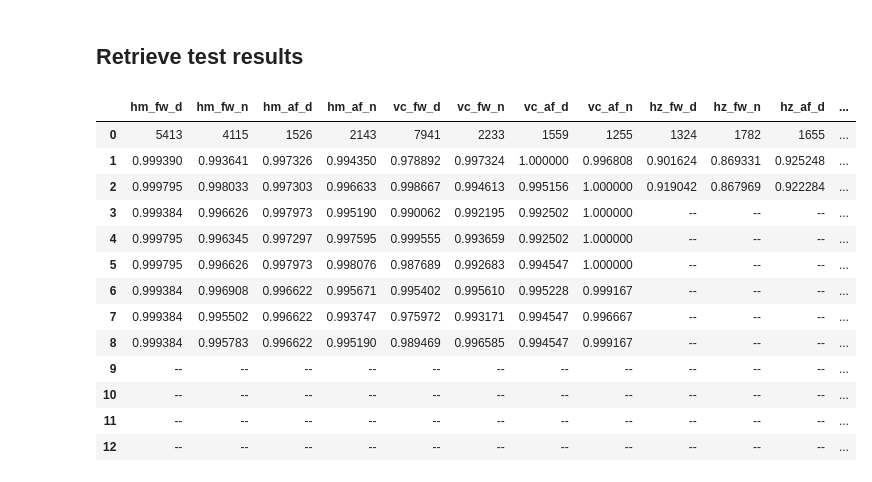
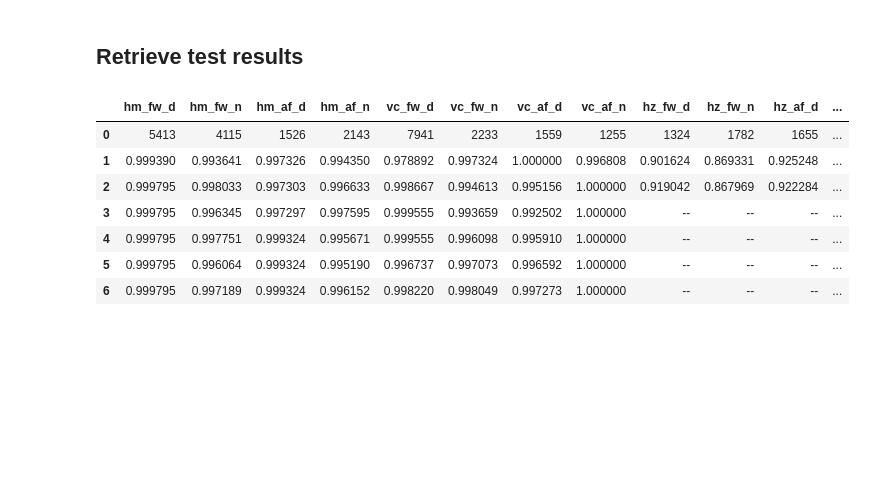
Before and after one commit to liyubrt/notebooks, a Jupyter notebook: check_model_output.ipynb, the cells around one changed output. Saved outputs shown, nothing was run; the diff lists cells and outputs as text; code cells hidden in the pictures; blank space fills up the shorter version.

```diff
--- a/check_model_output.ipynb
+++ b/check_model_output.ipynb
@@ -754,15 +752,16 @@ datasets = [
 #     "vehicles/off_path/off_path_vehicle_night_2024_rev2_v3",
 # ]
 # %%
-save_mi = 2
+suffix2 = '_maxfov_alleysson_depth0417'
+save_mi = 3
 for di in range(len(datasets)):
     print(f'process {datasets[di]}')
-    save_pred_dir = os.path.join(pred_dir, models[save_mi], datasets[di], 'false_negative_sum5')
+    save_pred_dir = os.path.join(pred_dir, models[save_mi], datasets[di]+suffix2, 'false_negative_sum5')
     os.makedirs(save_pred_dir, exist_ok=True)
     for model in models:
-        fn_pred_dir = os.path.join(pred_dir, model, datasets[di], 'false_negative')
+        fn_pred_dir = os.path.join(pred_dir, model, datasets[di]+suffix2, 'false_negative')
         fn_imgs = os.listdir(fn_pred_dir)
         print('    ', model, len(fn_imgs))
-        # for fn_img in fn_imgs:
-        #     shutil.copy2(os.path.join(fn_pred_dir, fn_img), save_pred_dir)
+        for fn_img in fn_imgs:
+            shutil.copy2(os.path.join(fn_pred_dir, fn_img), save_pred_dir)
 # %% [output]
@@ -877,16 +883,20 @@ models = [
     # 'v81_80k_nextvitsmall_nightsmallhuman2_kore_0418',
     # 'v81_80k_nextvitsmall_nightsmallhuman4_kore_0418',
     # 'v81_80k_nextvitsmall_nightsmallhuman2daysmall12_kore_0418',
-    'v81_80k_maxfov_kore_0423',
+    # 'v81_80k_maxfov_kore_0423',
     'v81_80k_maxfov_iwtv_kore_0423',
-    'v81_80k_maxfov_iwtv_msl1_kore_0423',
-    'v81_80k_maxfov_ft_kore_0427',
-    'v81_80k_maxfov_iwtv_nightsmallhuman2_ft_kore_0427',
-    'v81_80k_maxfov_iwtv_nightsmallhuman2_ft_kore_0429',
-    'v81_80k_maxfov_cutmix_ft_kore_0430',
+    # 'v81_80k_maxfov_iwtv_msl1_kore_0423',
+    # 'v81_80k_maxfov_iwtv_kore_0429',
+    # 'v81_80k_maxfov_ft_kore_0427',
+    # 'v81_80k_maxfov_iwtv_nightsmallhuman2_ft_kore_0427',
+    # 'v81_80k_maxfov_iwtv_nightsmallhuman2_ft_kore_0429',
+    # 'v81_80k_maxfov_iwtv_ft_kore_0430',
+    # 'v81_80k_maxfov_cutmix_ft_kore_0430',
     'v81_80k_maxfov_wn_ft_kore_0430',
-    'v81_80k_maxfov_cutmix_wn_ft_kore_0430',
-    'v81_80k_maxfov_cnp_cutmix_wn_ft_kore_0430',
+    # 'v81_80k_maxfov_cutmix_wn_ft_kore_0430',
+    # 'v81_80k_maxfov_cnp_cutmix_wn_ft_kore_0430',
+    'v81_80k_maxfov_cnp_wn_ft_kore_0501',
+    'v81_80k_maxfov_wn_ft_0501'
 ]
 datasets = [
     "humans/on_path_forward/on_path_forward_humans_day_2024_rev2_v11",
@@ -902,42 +912,36 @@ datasets = [
     "hazards/on_path_aft/on_path_aft_hazards_day_2024_rev2_v5",
     "hazards/on_path_aft/on_path_aft_hazards_night_2024_rev2_v5",
 ]
 suffix1 = '_alleysson_depth0417'
 suffix2 = '_maxfov_alleysson_depth0417'
 # model_dataset_suffix = ['', suffix1, suffix1, suffix1, suffix1, suffix1, suffix1, suffix1, suffix1]
-model_dataset_suffix = ['', suffix1, suffix2, suffix2, suffix2, suffix2, suffix2, suffix2, suffix2, suffix2, suffix2, suffix2]
+model_dataset_suffix = ['', suffix1, suffix2, suffix2, suffix2, suffix2, suffix2, suffix2, suffix2, suffix2, suffix2, suffix2, suffix2, suffix2]
 columns = ['hm_fw_d', 'hm_fw_n', 'hm_af_d', 'hm_af_n', 'vc_fw_d', 'vc_fw_n', 'vc_af_d', 'vc_af_n', 'hz_fw_d', 'hz_fw_n', 'hz_af_d', 'hz_af_n', 'model']
 
 # read and print results
 res_d = {c: [0,] for c in columns}
 res_d['model'][0] = '# images'
 for model, suffix in zip(models, model_dataset_suffix):
     # print(model)
     res_d['model'].append(model)
     for i, dataset in enumerate(datasets):
         result_txt = os.path.join(pred_dir, model, dataset+suffix, 'results.txt')
         if not os.path.isfile(result_txt):
             res_d[columns[i]].append('--')
         else:
             img_cnt, result = get_result(result_txt, result_key='recall_image')
             # print(f'    {result:.6f}: {dataset+suffix}')
             res_d[columns[i]][0] = img_cnt
             res_d[columns[i]].append(f'{result:.6f}')
 res_df = pd.DataFrame(data=res_d)
 res_df
 # %% [output]
 |  | hm_fw_d | hm_fw_n | hm_af_d | hm_af_n | vc_fw_d | vc_fw_n | vc_af_d | vc_af_n | hz_fw_d | hz_fw_n | hz_af_d | ... |
 | 0 | 5413 | 4115 | 1526 | 2143 | 7941 | 2233 | 1559 | 1255 | 1324 | 1782 | 1655 | ... |
 | 1 | 0.999390 | 0.993641 | 0.997326 | 0.994350 | 0.978892 | 0.997324 | 1.000000 | 0.996808 | 0.901624 | 0.869331 | 0.925248 | ... |
 | 2 | 0.999795 | 0.998033 | 0.997303 | 0.996633 | 0.998667 | 0.994613 | 0.995156 | 1.000000 | 0.919042 | 0.867969 | 0.922284 | ... |
-| 3 | 0.999384 | 0.996626 | 0.997973 | 0.995190 | 0.990062 | 0.992195 | 0.992502 | 1.000000 | -- | -- | -- | ... |
-| 4 | 0.999795 | 0.996345 | 0.997297 | 0.997595 | 0.999555 | 0.993659 | 0.992502 | 1.000000 | -- | -- | -- | ... |
-| 5 | 0.999795 | 0.996626 | 0.997973 | 0.998076 | 0.987689 | 0.992683 | 0.994547 | 1.000000 | -- | -- | -- | ... |
-| 6 | 0.999384 | 0.996908 | 0.996622 | 0.995671 | 0.995402 | 0.995610 | 0.995228 | 0.999167 | -- | -- | -- | ... |
-| 7 | 0.999384 | 0.995502 | 0.996622 | 0.993747 | 0.975972 | 0.993171 | 0.994547 | 0.996667 | -- | -- | -- | ... |
-| 8 | 0.999384 | 0.995783 | 0.996622 | 0.995190 | 0.989469 | 0.996585 | 0.994547 | 0.999167 | -- | -- | -- | ... |
-| 9 | -- | -- | -- | -- | -- | -- | -- | -- | -- | -- | -- | ... |
-| 10 | -- | -- | -- | -- | -- | -- | -- | -- | -- | -- | -- | ... |
-| 11 | -- | -- | -- | -- | -- | -- | -- | -- | -- | -- | -- | ... |
-| 12 | -- | -- | -- | -- | -- | -- | -- | -- | -- | -- | -- | ... |
+| 3 | 0.999795 | 0.996345 | 0.997297 | 0.997595 | 0.999555 | 0.993659 | 0.992502 | 1.000000 | -- | -- | -- | ... |
+| 4 | 0.999795 | 0.997751 | 0.999324 | 0.995671 | 0.999555 | 0.996098 | 0.995910 | 1.000000 | -- | -- | -- | ... |
+| 5 | 0.999795 | 0.996064 | 0.999324 | 0.995190 | 0.996737 | 0.997073 | 0.996592 | 1.000000 | -- | -- | -- | ... |
+| 6 | 0.999795 | 0.997189 | 0.999324 | 0.996152 | 0.998220 | 0.998049 | 0.997273 | 1.000000 | -- | -- | -- | ... |
 # %%
```
Also changed, not shown: parts of 5 cells of this notebook, 2 other files.
